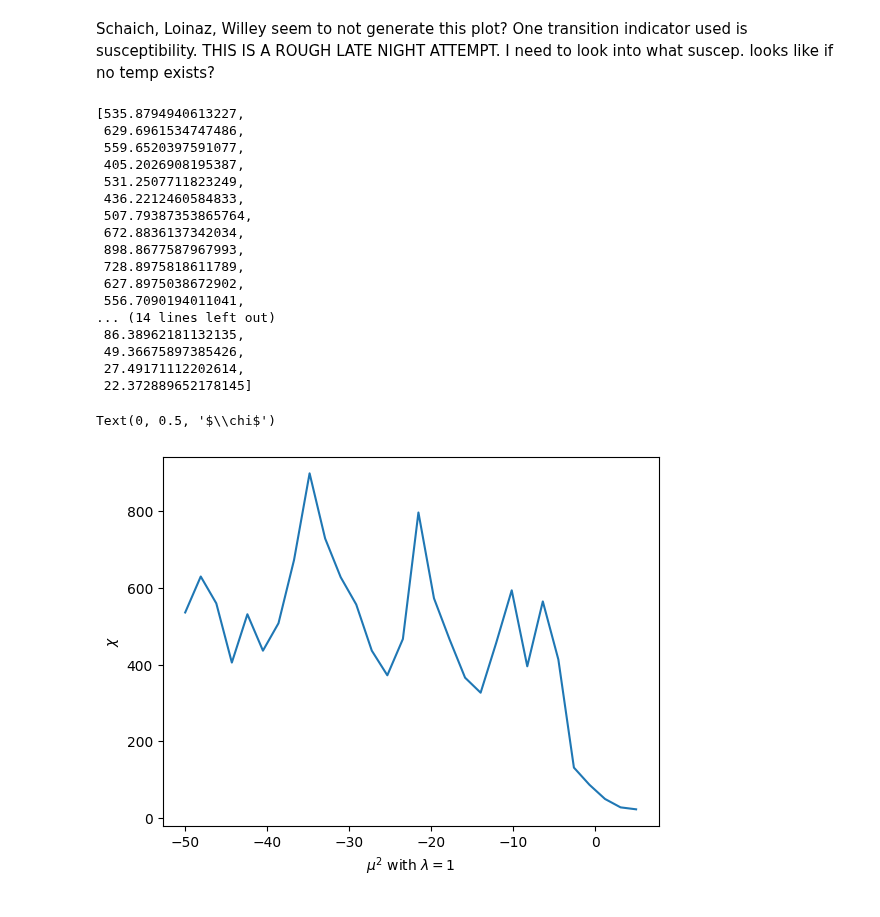
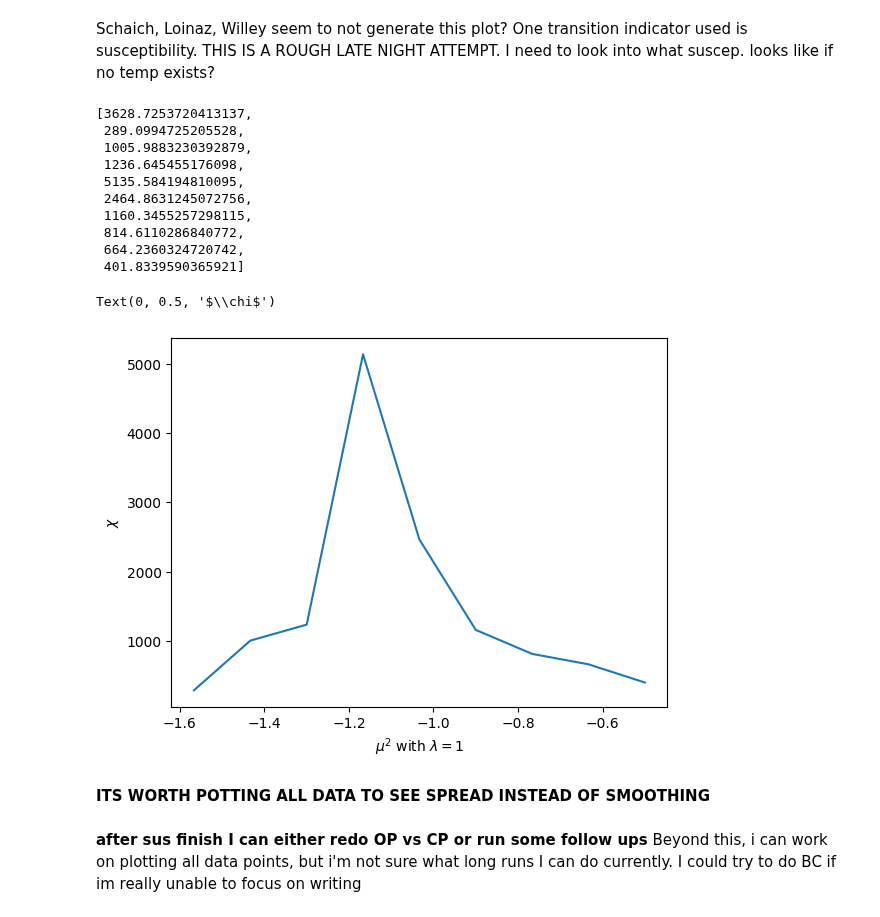
Before and after one commit to noahchanoah/thesis, a Jupyter notebook: FirstPhiFour.ipynb, the cells around one changed output. Saved outputs shown, nothing was run; the diff lists cells and outputs as text; code cells hidden in the pictures.

```diff
--- a/FirstPhiFour.ipynb
+++ b/FirstPhiFour.ipynb
@@ -386,7 +386,7 @@ Text(0, 0.5, '$m$')
 '''THE DAVID SCHAICH METHOD'''
 lat = initLattice(20)
 SchaichAvgArr = []
-lam = 0.5
+lam = 0.25
 muRange = np.arange(-50,20)
 for mu in muRange:
     SchaichmArr = calcMagArrSCHAICH(lat,1000, lam, mu)
@@ -672,7 +758,7 @@ Schaich, Loinaz, Willey seem to not generate this plot? One transition indicator
 #Susceptibility function
 def calcSus(lattice, lamb, mu2):
     m2Arr = []
-    magArr = calcMagArr(lattice, 1000, lamb, mu2) #already doing 10k iterations on the mag . . . and 10 on the BC call in plotting 1000000
+    magArr = calcMagArrSCHAICH(lattice, 1000, lamb, mu2) #already doing 10k iterations on the mag . . . and 10 on the BC call in plotting 1000000
     m2Arr = [np.power(x,2) for x in magArr]
 
     avgm = np.average(magArr)
@@ -686,34 +772,29 @@ def calcSus(lattice, lamb, mu2):
 lat = initLattice(20)
 avgSusArr = []
 lam = 1
-muRange = np.linspace(-50,5,30)
+muRange = np.linspace(-1.7,-0.5,10) #50 took 5
 for mu in muRange:
     mArr = calcSus(lat, lam, mu)
     avgSusArr.append(np.average(mArr))
 
 avgSusArr
 # %% [output]
-[535.8794940613227,
- 629.6961534747486,
- 559.6520397591077,
- 405.2026908195387,
- 531.2507711823249,
- 436.2212460584833,
- 507.79387353865764,
- 672.8836137342034,
- 898.8677587967993,
- 728.8975818611789,
- 627.8975038672902,
- 556.7090194011041,
-... (14 lines left out)
- 86.38962181132135,
- 49.36675897385426,
- 27.49171112202614,
- 22.372889652178145]
+[3628.7253720413137,
+ 289.0994725205528,
+ 1005.9883230392879,
+ 1236.645455176098,
+ 5135.584194810095,
+ 2464.8631245072756,
+ 1160.3455257298115,
+ 814.6110286840772,
+ 664.2360324720742,
+ 401.8339590365921]
 # %%
-plt.plot(muRange, avgSusArr)
+plt.plot(muRange[1:], avgSusArr[1:])
 plt.xlabel("$\mu^2$ with $\lambda=1$")
 plt.ylabel("$\chi$")
 # %% [output]
 Text(0, 0.5, '$\\chi$')
-[figure, old version]
+[figure, new version]
+# %% [markdown]
+**ITS WORTH POTTING ALL DATA TO SEE SPREAD INSTEAD OF SMOOTHING**
@@ -720,3 +821,5 @@ Text(0, 0.5, '$\\chi$')
+# %% [markdown]
+**after sus finish I can either redo OP vs CP or run some follow ups** Beyond this, i can work on plotting all data points, but i'm not sure what long runs I can do currently. I could try to do BC if im really unable to focus on writing
 # %%
 plt.plot(muRange, avgSusArr)
 # %%
```
Also changed, not shown: parts of 7 cells of this notebook.
